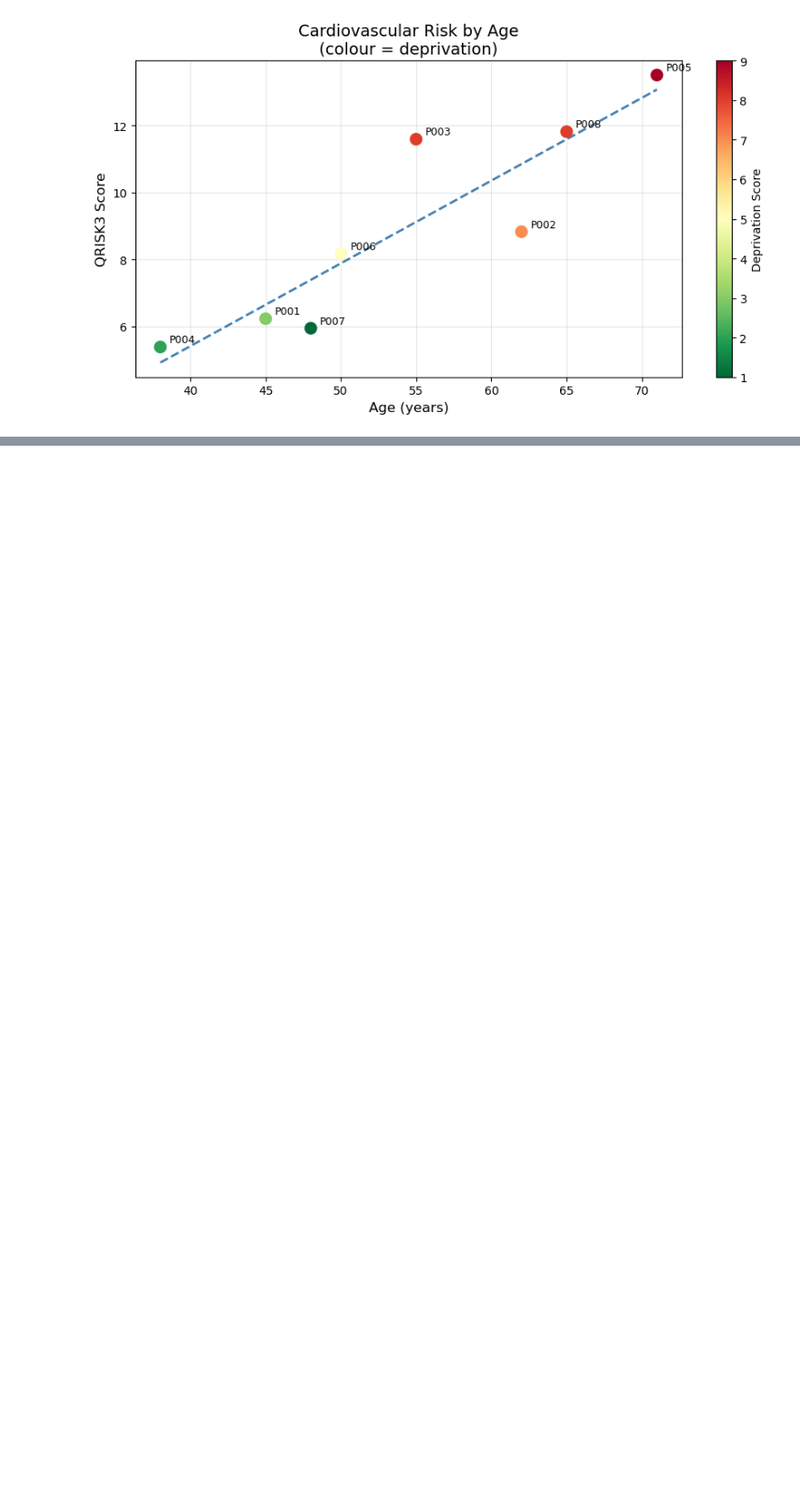
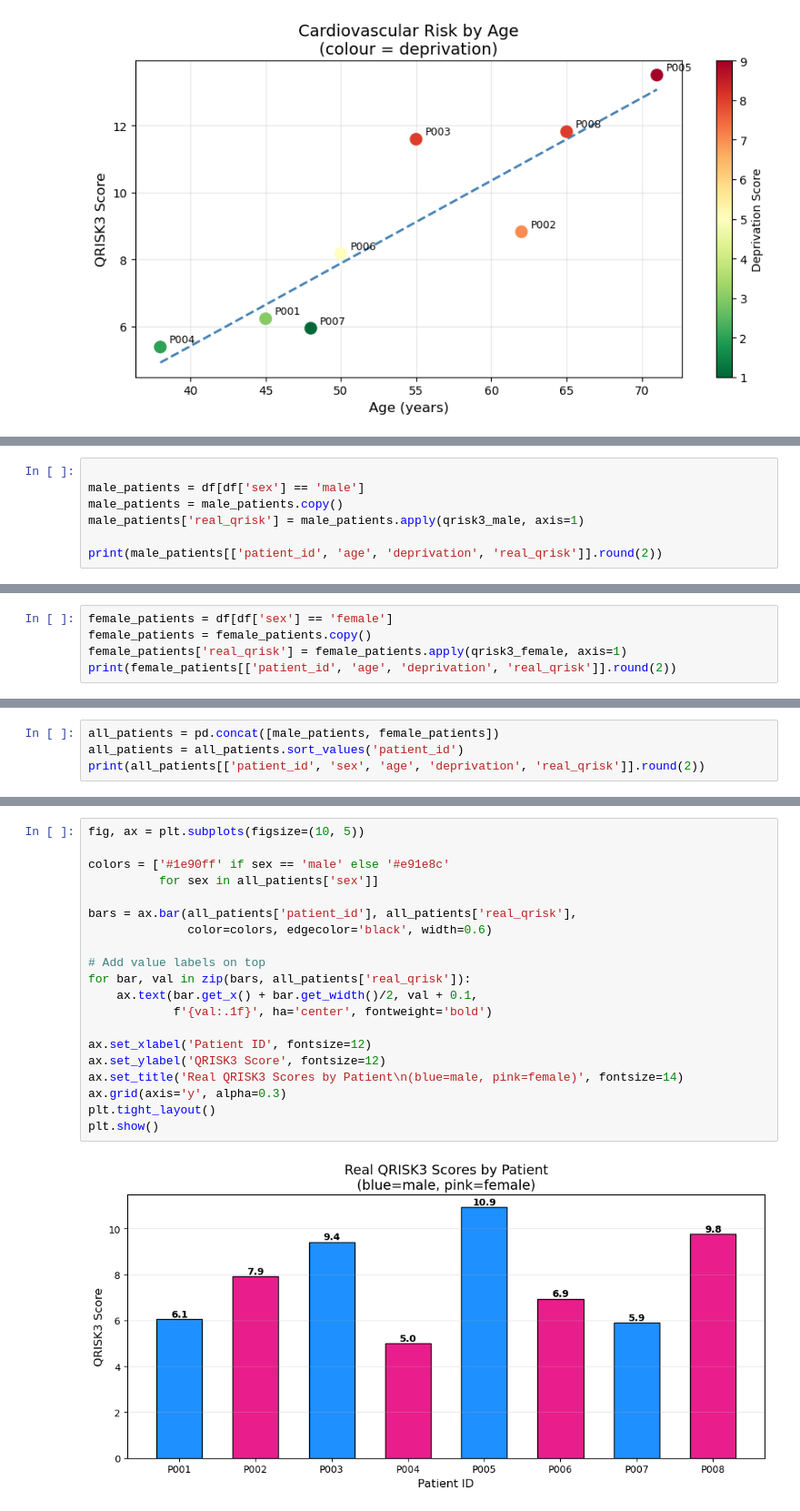
Before and after one commit to Lyra-cb/Qrisk3_Project, a Jupyter notebook: qrisk3.ipynb, the cells around one changed output, grey strips where cells are left out. Shown at 91% size. Drawn from its saved outputs; the diff is of its cells as text; blank space fills up the shorter version.

```diff
--- a/qrisk3.ipynb
+++ b/qrisk3.ipynb
@@ -276,0 +389,7 @@ plt.show()
+# %%
+
+male_patients = df[df['sex'] == 'male']
+male_patients = male_patients.copy()
+male_patients['real_qrisk'] = male_patients.apply(qrisk3_male, axis=1)
+
+print(male_patients[['patient_id', 'age', 'deprivation', 'real_qrisk']].round(2))
@@ -276,0 +436,5 @@ plt.show()
+# %%
+female_patients = df[df['sex'] == 'female']
+female_patients = female_patients.copy()
+female_patients['real_qrisk'] = female_patients.apply(qrisk3_female, axis=1)
+print(female_patients[['patient_id', 'age', 'deprivation', 'real_qrisk']].round(2))
@@ -276,0 +447,4 @@ plt.show()
+# %%
+all_patients = pd.concat([male_patients, female_patients])
+all_patients = all_patients.sort_values('patient_id')
+print(all_patients[['patient_id', 'sex', 'age', 'deprivation', 'real_qrisk']].round(2))
@@ -276,0 +461,22 @@ plt.show()
+# %%
+fig, ax = plt.subplots(figsize=(10, 5))
+
+colors = ['#1e90ff' if sex == 'male' else '#e91e8c'
+          for sex in all_patients['sex']]
+
+bars = ax.bar(all_patients['patient_id'], all_patients['real_qrisk'],
+              color=colors, edgecolor='black', width=0.6)
+
+# Add value labels on top
+for bar, val in zip(bars, all_patients['real_qrisk']):
+    ax.text(bar.get_x() + bar.get_width()/2, val + 0.1,
+            f'{val:.1f}', ha='center', fontweight='bold')
+
+ax.set_xlabel('Patient ID', fontsize=12)
+ax.set_ylabel('QRISK3 Score', fontsize=12)
+ax.set_title('Real QRISK3 Scores by Patient\n(blue=male, pink=female)', fontsize=14)
+ax.grid(axis='y', alpha=0.3)
+plt.tight_layout()
+plt.show()
+# %% [output]
+[figure, added]
```
Also changed, not shown: parts of 9 cells of this notebook.
